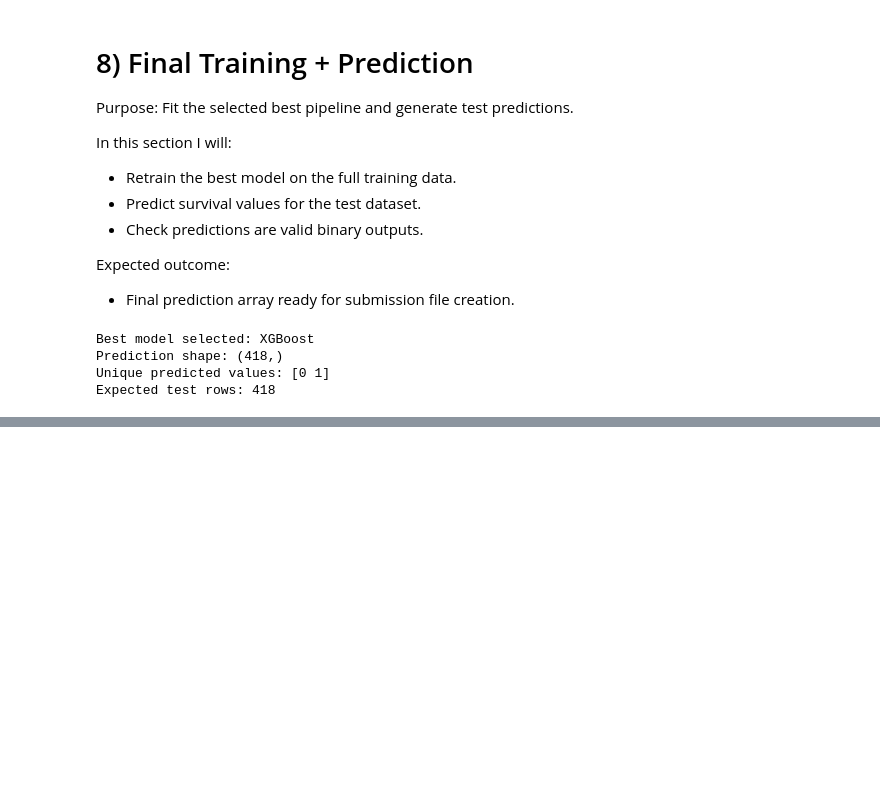
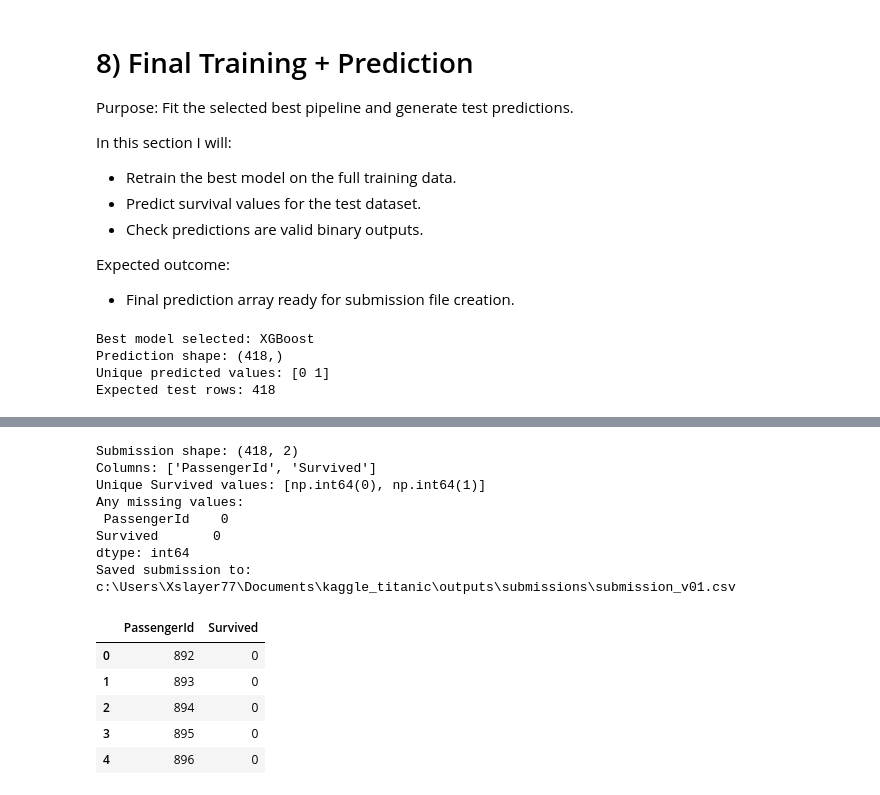
Before and after one commit to modalsaeed/kaggle_titanic, a Jupyter notebook: notebook/main.ipynb, the cells around one changed output, grey strips where cells are left out. Cells and saved outputs as stored; diff of their text form; code cells hidden in the pictures; blank space fills up the shorter version.

Commit message:
Add submission file creation section with validation checks and output

```diff
--- a/notebook/main.ipynb
+++ b/notebook/main.ipynb
@@ -657,0 +670,46 @@ Expected test rows: 418
+# %%
+# Create Submission File
+
+from pathlib import Path
+
+# Create output folder if it does not exist
+SUBMISSION_DIR = PROJECT_ROOT / "outputs" / "submissions"
+SUBMISSION_DIR.mkdir(parents=True, exist_ok=True)
+
+# Build submission dataframe (must be PassengerId + Survived)
+submission_df = pd.DataFrame({
+    "PassengerId": test_df["PassengerId"],
+    "Survived": test_pred.astype(int),
+})
+
+# Validation checks
+print("Submission shape:", submission_df.shape)
+print("Columns:", submission_df.columns.tolist())
+print("Unique Survived values:", sorted(submission_df["Survived"].unique()))
+print("Any missing values:\n", submission_df.isnull().sum())
+
+assert submission_df.shape[0] == test_df.shape[0] == 418, "Row count must be 418"
+assert submission_df.columns.tolist() == ["PassengerId", "Survived"], "Column names must match Kaggle format"
+assert set(submission_df["Survived"].unique()).issubset({0, 1}), "Survived must contain only 0/1"
+
+# Save versioned submission
+submission_path = SUBMISSION_DIR / "submission_v01.csv"
+submission_df.to_csv(submission_path, index=False)
+
+print(f"Saved submission to: {submission_path}")
+display(submission_df.head())
+# %% [output]
+Submission shape: (418, 2)
+Columns: ['PassengerId', 'Survived']
+Unique Survived values: [np.int64(0), np.int64(1)]
+Any missing values:
+ PassengerId    0
+Survived       0
+dtype: int64
+Saved submission to: c:\Users\Xslayer77\Documents\kaggle_titanic\outputs\submissions\submission_v01.csv
+|  | PassengerId | Survived |
+| 0 | 892 | 0 |
+| 1 | 893 | 0 |
+| 2 | 894 | 0 |
+| 3 | 895 | 0 |
+| 4 | 896 | 0 |
```
Also changed, not shown: parts of 1 cell of this notebook, 1 other file.
